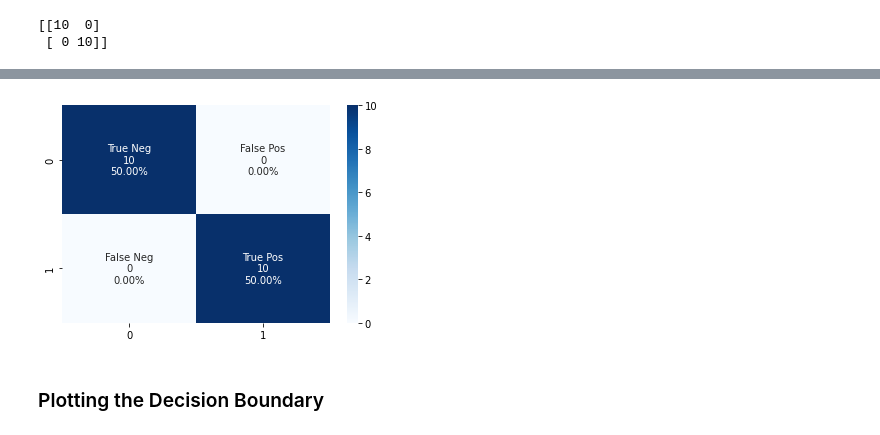
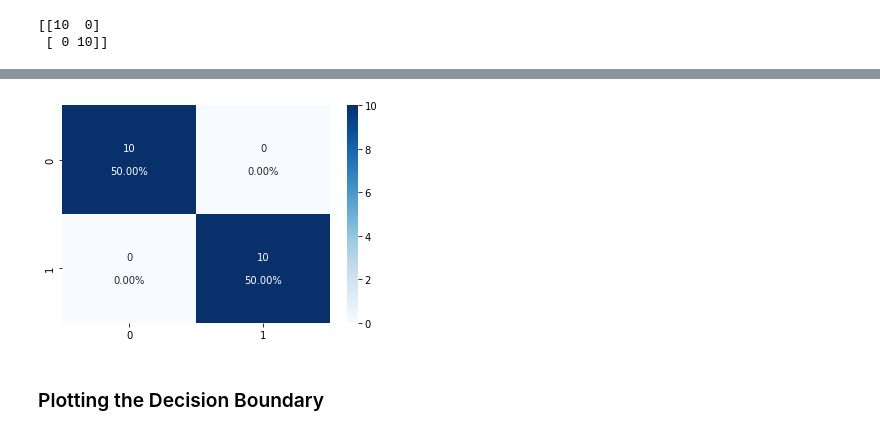
Before and after one commit to thomd/deep-learning-notes, a Jupyter notebook: knn-classifier.ipynb, the cells around one changed output, grey strips where cells are left out. Drawn from its saved outputs; the diff is of its cells as text; code cells hidden in the pictures.

```diff
--- a/knn-classifier.ipynb
+++ b/knn-classifier.ipynb
@@ -89,0 +77,12 @@ sns.scatterplot(x=X_train[:,0], y=X_train[:,1], hue=y_train);
+# %%
+import numpy as np
+np.random.seed(31415)
+import seaborn as sns
+from sklearn import datasets
+from sklearn.model_selection import train_test_split
+
+X, y = datasets.make_classification(n_samples=100, n_features=2, n_redundant=0, n_informative=2)
+
+df = pd.DataFrame(X, columns=['feature_1', 'feature_2'])
+df['class'] = y
+df.head()
@@ -215,12 +223,11 @@ sns.heatmap(cf_matrix/np.sum(cf_matrix), annot=True, fmt='.2%', cmap='Blues');
 # %%
-group_names = ['True Neg','False Pos','False Neg','True Pos']
-group_counts = ["{0:0.0f}".format(value) for value in cf_matrix.flatten()]
-group_percentages = ["{0:.2%}".format(value) for value in cf_matrix.flatten()/np.sum(cf_matrix)]
-labels = [f"{v1}\n{v2}\n{v3}" for v1, v2, v3 in zip(group_names,group_counts,group_percentages)]
-labels = np.asarray(labels).reshape(2,2)
+counts = ["{0:0.0f}".format(value) for value in cf_matrix.flatten()]
+percentages = ["{0:.2%}".format(value) for value in cf_matrix.flatten() / np.sum(cf_matrix)]
+labels = [f"{v1}\n\n{v2}" for v1, v2 in zip(counts, percentages)]
+labels = np.asarray(labels).reshape(2, 2)
 sns.heatmap(cf_matrix, annot=labels, fmt='', cmap='Blues');
 # %% [output]
-[figure, old version]
+[figure, new version]
 # %% [markdown]
 ### Plotting the Decision Boundary
 # %%
```
Also changed, not shown: parts of 12 cells of this notebook.
